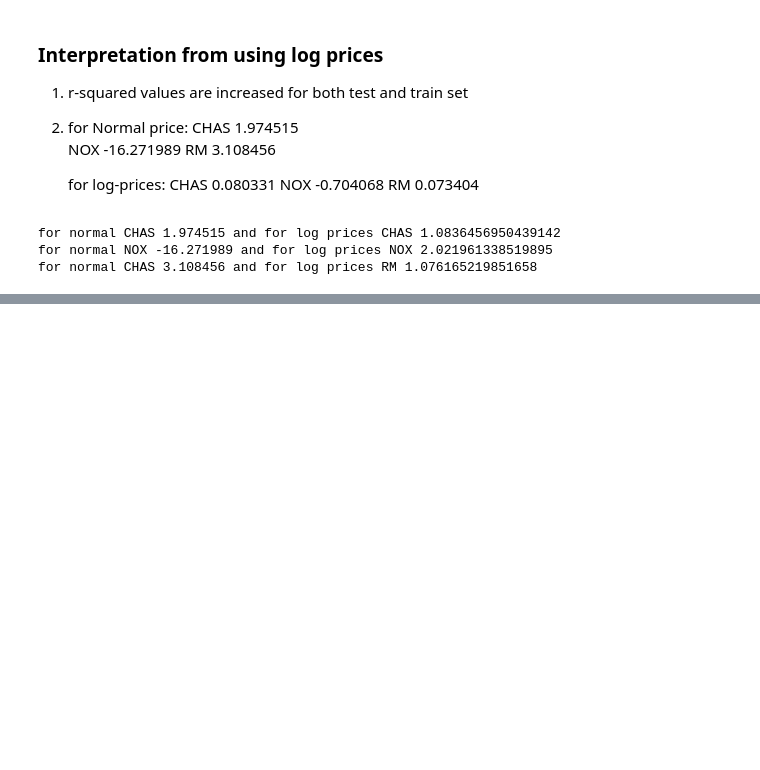
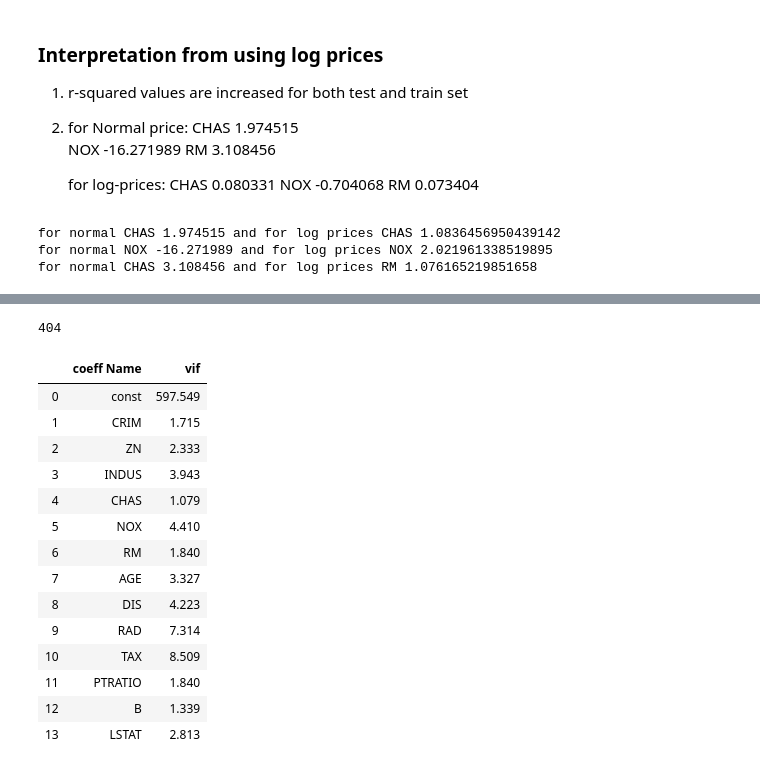
Before and after one commit to Nagaraj-U/Boston-Houseprice-Predictions, a Jupyter notebook: Boston_HousePrices_Prediction.ipynb, the cells around one changed output, grey strips where cells are left out. Saved outputs shown, nothing was run; the diff lists cells and outputs as text; code cells hidden in the pictures; blank space fills up the shorter version.

```diff
--- a/Boston_HousePrices_Prediction.ipynb
+++ b/Boston_HousePrices_Prediction.ipynb
@@ -760,0 +797,33 @@ for normal CHAS 3.108456 and for log prices RM 1.076165219851658
+# %%
+variance_inflation_factor(exog=X_include_const.values,exog_idx=1)
+
+#type(X_include_const)
+#len(X_include_const)
+# %% [output]
+404
+# %%
+#VIF indicates collinearity (two variables are highly correlated not good for model)
+vif=[]  #storing VIF of each feature with all other remaining features
+for i in range(X_include_const.shape[1]):
+    vif.append(variance_inflation_factor(exog=X_include_const.values,exog_idx=i))
+#print(vif)
+pd.DataFrame({'coeff Name' : X_include_const.columns , 'vif' : np.round(vif,3)})
+
+
+# NOTE : VIF threshold is 10 generally (no vif is above 10 in out model)
+# %% [output]
+|  | coeff Name | vif |
+| 0 | const | 597.549 |
+| 1 | CRIM | 1.715 |
+| 2 | ZN | 2.333 |
+| 3 | INDUS | 3.943 |
+| 4 | CHAS | 1.079 |
+| 5 | NOX | 4.410 |
+| 6 | RM | 1.840 |
+| 7 | AGE | 3.327 |
+| 8 | DIS | 4.223 |
+| 9 | RAD | 7.314 |
+| 10 | TAX | 8.509 |
+| 11 | PTRATIO | 1.840 |
+| 12 | B | 1.339 |
+| 13 | LSTAT | 2.813 |
```
Also changed, not shown: parts of 6 cells of this notebook.
